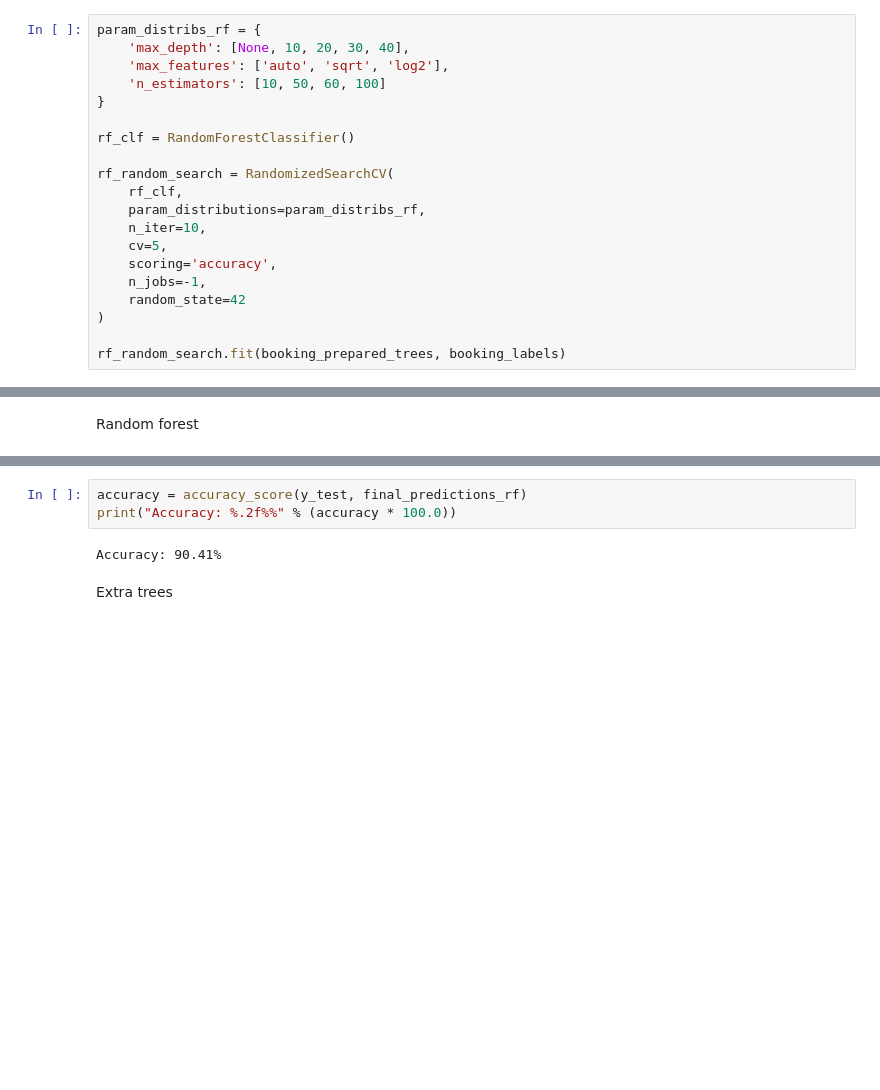
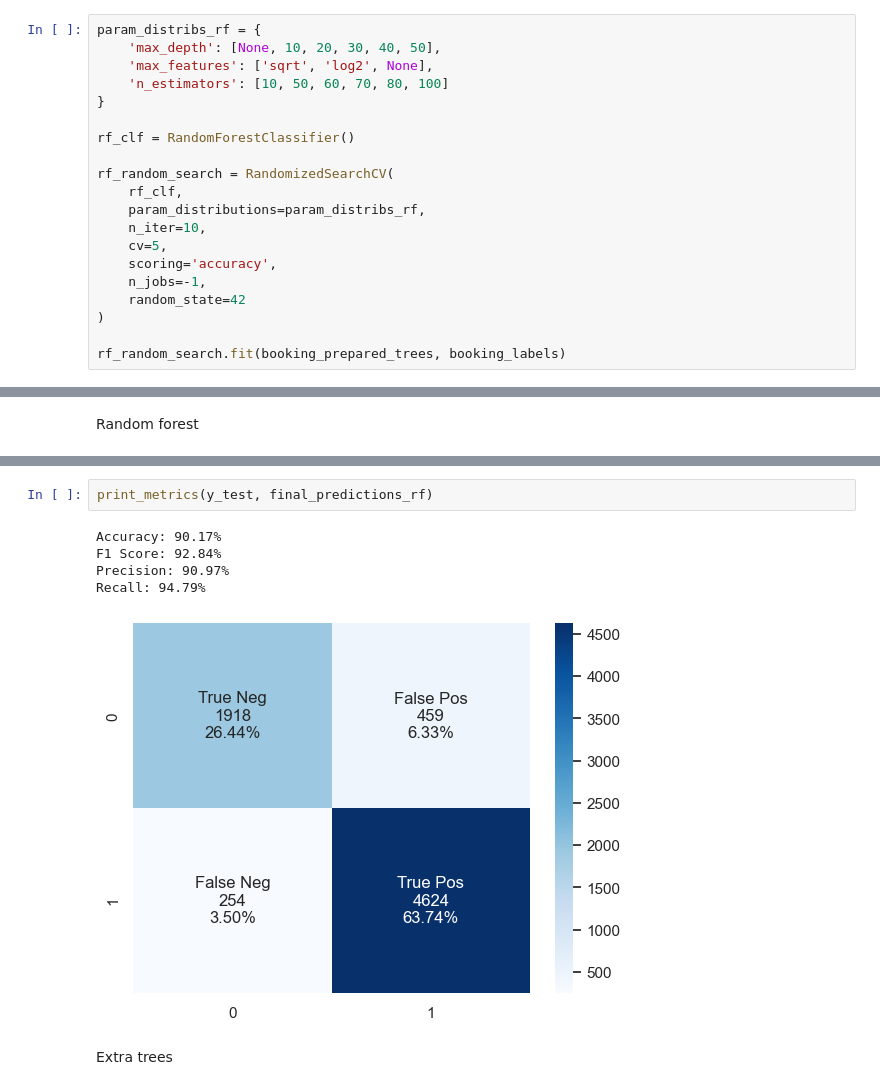
Before and after one commit to AlexV11/hotel_bookings, a Jupyter notebook: hotel_booking.ipynb, the cells around one changed output, grey strips where cells are left out. Drawn from its saved outputs; the diff is of its cells as text; blank space fills up the shorter version.

```diff
--- a/hotel_booking.ipynb
+++ b/hotel_booking.ipynb
@@ -408,9 +420,9 @@ SVC(C=10)
 Random forest
 # %%
 param_distribs_rf = {
-    'max_depth': [None, 10, 20, 30, 40],
-    'max_features': ['auto', 'sqrt', 'log2'],
-    'n_estimators': [10, 50, 60, 100]
+    'max_depth': [None, 10, 20, 30, 40, 50],
+    'max_features': ['sqrt', 'log2', None],
+    'n_estimators': [10, 50, 60, 70, 80, 100]
 }
 
 rf_clf = RandomForestClassifier()
@@ -524,8 +555,11 @@ final_rmse_rf
-# %%
-accuracy = accuracy_score(y_test, final_predictions_rf)
-print("Accuracy: %.2f%%" % (accuracy * 100.0))
-# %% [output]
-Accuracy: 90.41%
+# %%
+print_metrics(y_test, final_predictions_rf)
+# %% [output]
+Accuracy: 90.17%
+F1 Score: 92.84%
+Precision: 90.97%
+Recall: 94.79%
+[figure, added]
 # %% [markdown]
 Extra trees
 # %%
```
Also changed, not shown: parts of 19 cells of this notebook, 5 other files.
